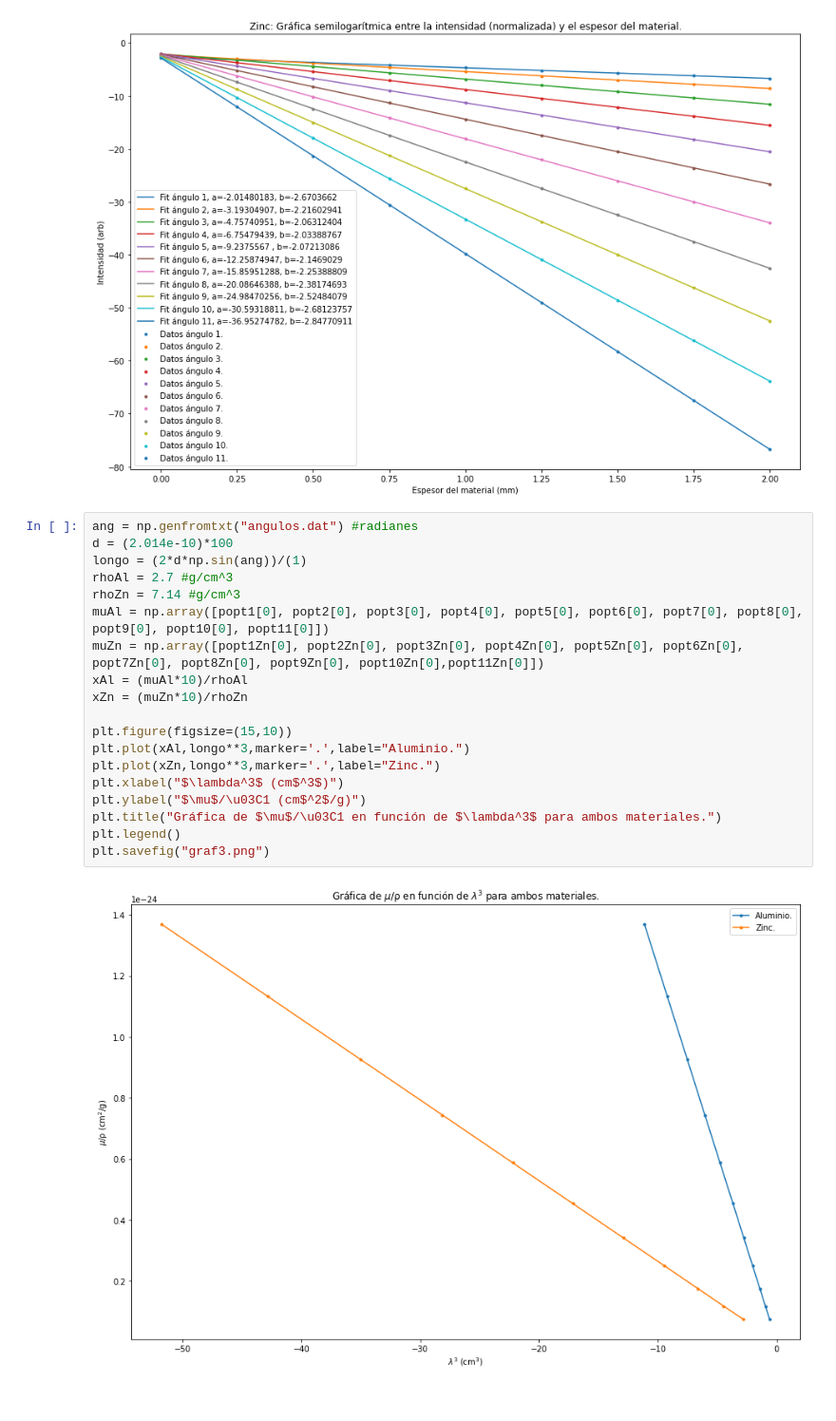
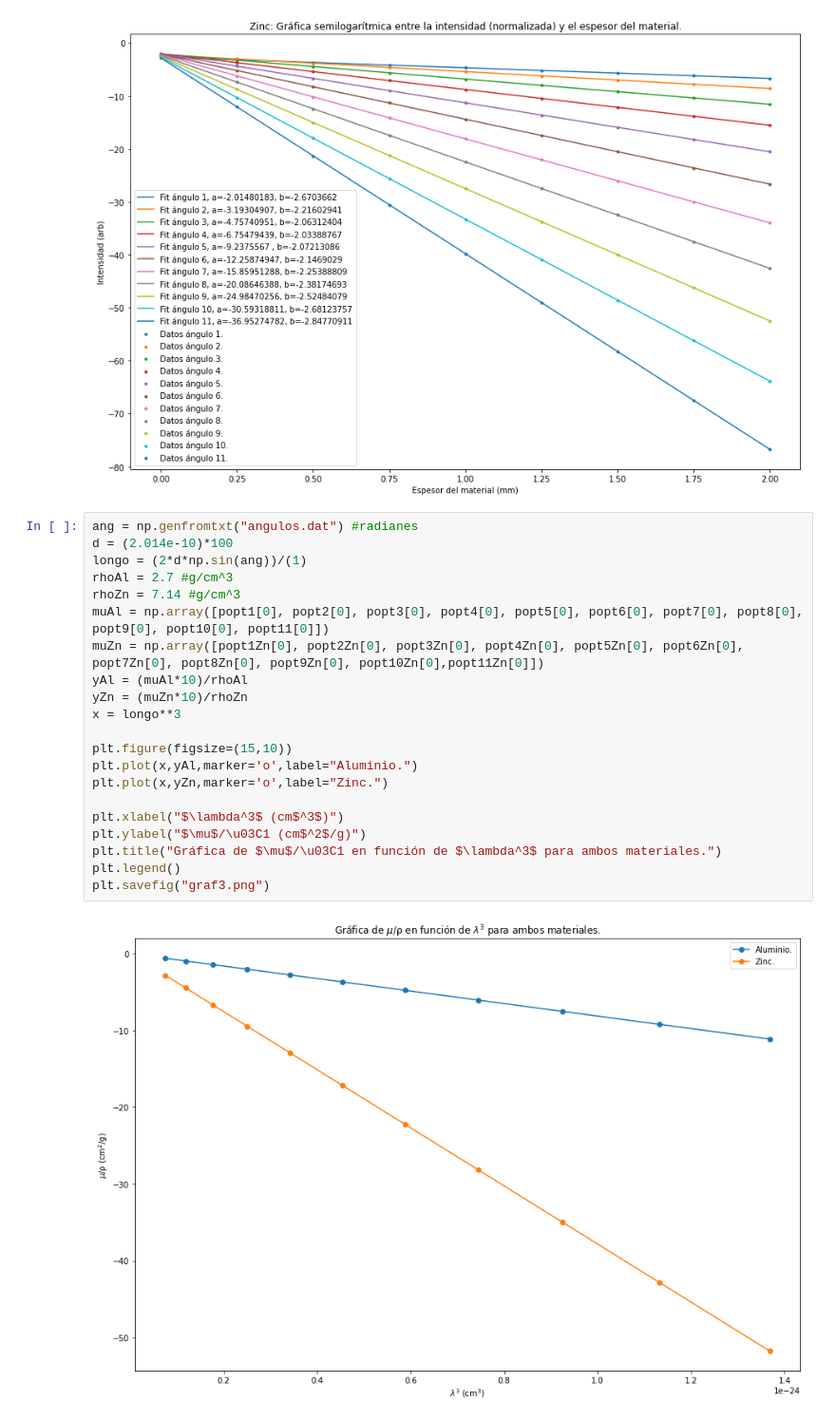
Before and after one commit to m-mejiap/MetodosComputacionales, a Jupyter notebook: Otros/AnalisisDatos.ipynb, the cells around one changed output. Shown: that part at 95% size. Drawn from its saved outputs; the diff is of its cells as text.

```diff
--- a/Otros/AnalisisDatos.ipynb
+++ b/Otros/AnalisisDatos.ipynb
@@ -126,21 +126,23 @@ plt.savefig("Zn1.png")
 # %%
 ang = np.genfromtxt("angulos.dat") #radianes
 d = (2.014e-10)*100
 longo = (2*d*np.sin(ang))/(1)
 rhoAl = 2.7 #g/cm^3
 rhoZn = 7.14 #g/cm^3
 muAl = np.array([popt1[0], popt2[0], popt3[0], popt4[0], popt5[0], popt6[0], popt7[0], popt8[0], popt9[0], popt10[0], popt11[0]])
 muZn = np.array([popt1Zn[0], popt2Zn[0], popt3Zn[0], popt4Zn[0], popt5Zn[0], popt6Zn[0], popt7Zn[0], popt8Zn[0], popt9Zn[0], popt10Zn[0],popt11Zn[0]])
-xAl = (muAl*10)/rhoAl
-xZn = (muZn*10)/rhoZn
+yAl = (muAl*10)/rhoAl
+yZn = (muZn*10)/rhoZn
+x = longo**3
 
 plt.figure(figsize=(15,10))
-plt.plot(xAl,longo**3,marker='.',label="Aluminio.")
-plt.plot(xZn,longo**3,marker='.',label="Zinc.")
+plt.plot(x,yAl,marker='o',label="Aluminio.")
+plt.plot(x,yZn,marker='o',label="Zinc.")
+
 plt.xlabel("$\lambda^3$ (cm$^3$)")
 plt.ylabel("$\mu$/\u03C1 (cm$^2$/g)")
 plt.title("Gráfica de $\mu$/\u03C1 en función de $\lambda^3$ para ambos materiales.")
 plt.legend()
 plt.savefig("graf3.png")
 # %% [output]
-[figure, old version]
+[figure, new version]
```
